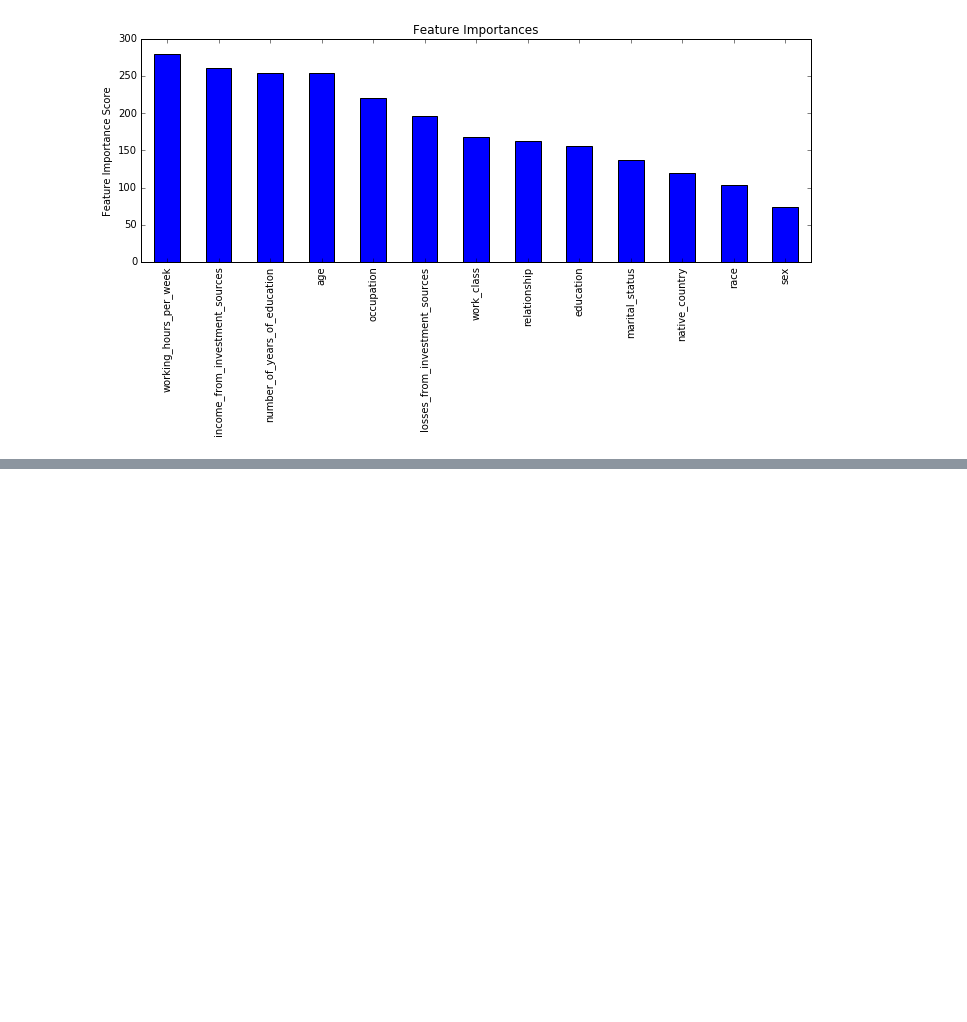
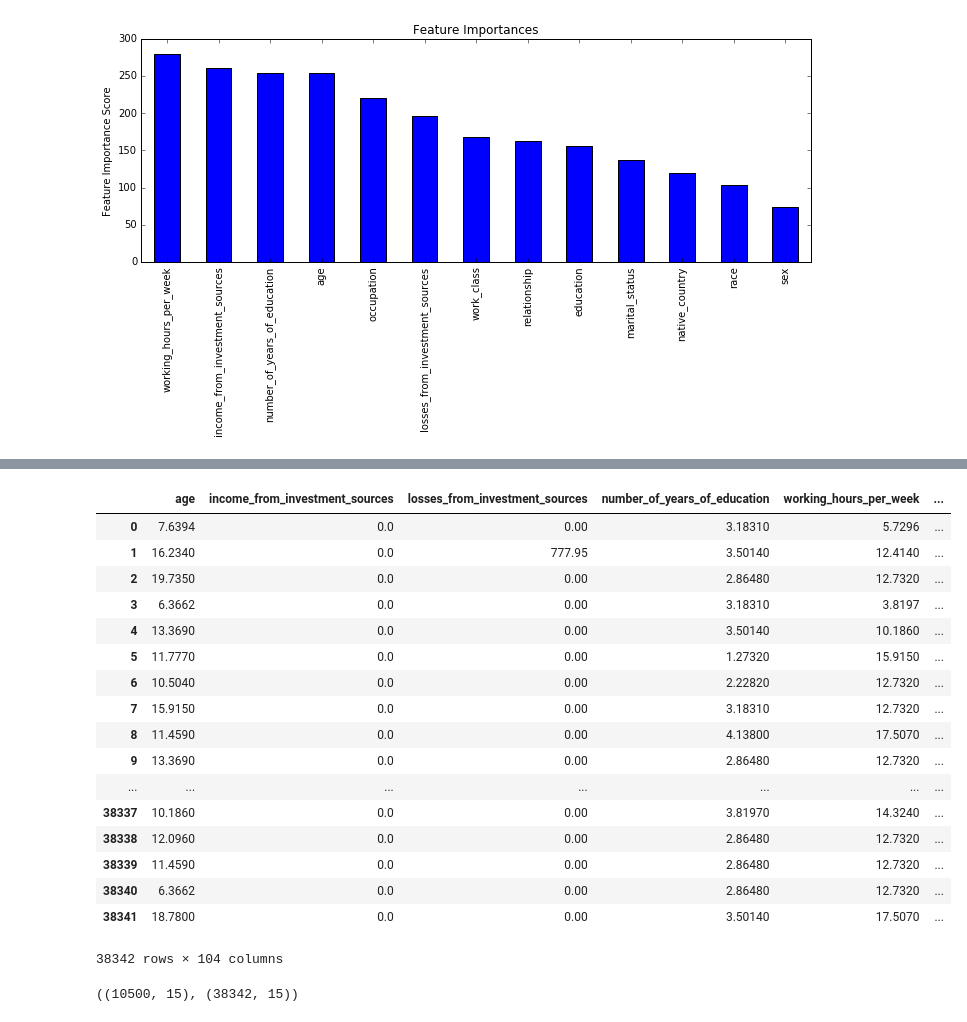
Before and after one commit to JihongJu/jaggle, a Jupyter notebook: Final-Assignment-IN4320/src/demo_xgb.ipynb, the cells around one changed output, grey strips where cells are left out. Cells and saved outputs as stored; diff of their text form; code cells hidden in the pictures; blank space fills up the shorter version.

```diff
--- a/Final-Assignment-IN4320/src/demo_xgb.ipynb
+++ b/Final-Assignment-IN4320/src/demo_xgb.ipynb
@@ -142,0 +540,25 @@ test_pred.to_csv('../data/tune_1', columns=['Id','Prediction'], \
+# %%
+dftest_pred[predictors]
+# %% [output]
+|  | age | income_from_investment_sources | losses_from_investment_sources | number_of_years_of_education | working_hours_per_week | ... |
+| 0 | 7.6394 | 0.0 | 0.00 | 3.18310 | 5.7296 | ... |
+| 1 | 16.2340 | 0.0 | 777.95 | 3.50140 | 12.4140 | ... |
+| 2 | 19.7350 | 0.0 | 0.00 | 2.86480 | 12.7320 | ... |
+| 3 | 6.3662 | 0.0 | 0.00 | 3.18310 | 3.8197 | ... |
+| 4 | 13.3690 | 0.0 | 0.00 | 3.50140 | 10.1860 | ... |
+| 5 | 11.7770 | 0.0 | 0.00 | 1.27320 | 15.9150 | ... |
+| 6 | 10.5040 | 0.0 | 0.00 | 2.22820 | 12.7320 | ... |
+| 7 | 15.9150 | 0.0 | 0.00 | 3.18310 | 12.7320 | ... |
+| 8 | 11.4590 | 0.0 | 0.00 | 4.13800 | 17.5070 | ... |
+| 9 | 13.3690 | 0.0 | 0.00 | 2.86480 | 12.7320 | ... |
+| ... | ... | ... | ... | ... | ... | ... |
+| 38337 | 10.1860 | 0.0 | 0.00 | 3.81970 | 14.3240 | ... |
+| 38338 | 12.0960 | 0.0 | 0.00 | 2.86480 | 12.7320 | ... |
+| 38339 | 11.4590 | 0.0 | 0.00 | 2.86480 | 12.7320 | ... |
+| 38340 | 6.3662 | 0.0 | 0.00 | 2.86480 | 12.7320 | ... |
+| 38341 | 18.7800 | 0.0 | 0.00 | 3.50140 | 17.5070 | ... |
+38342 rows × 104 columns
+# %%
+dftrain_ffill.shape, dftest_ffill.shape
+# %% [output]
+((10500, 15), (38342, 15))
```
Also changed, not shown: parts of 19 cells of this notebook, 46 other files.
